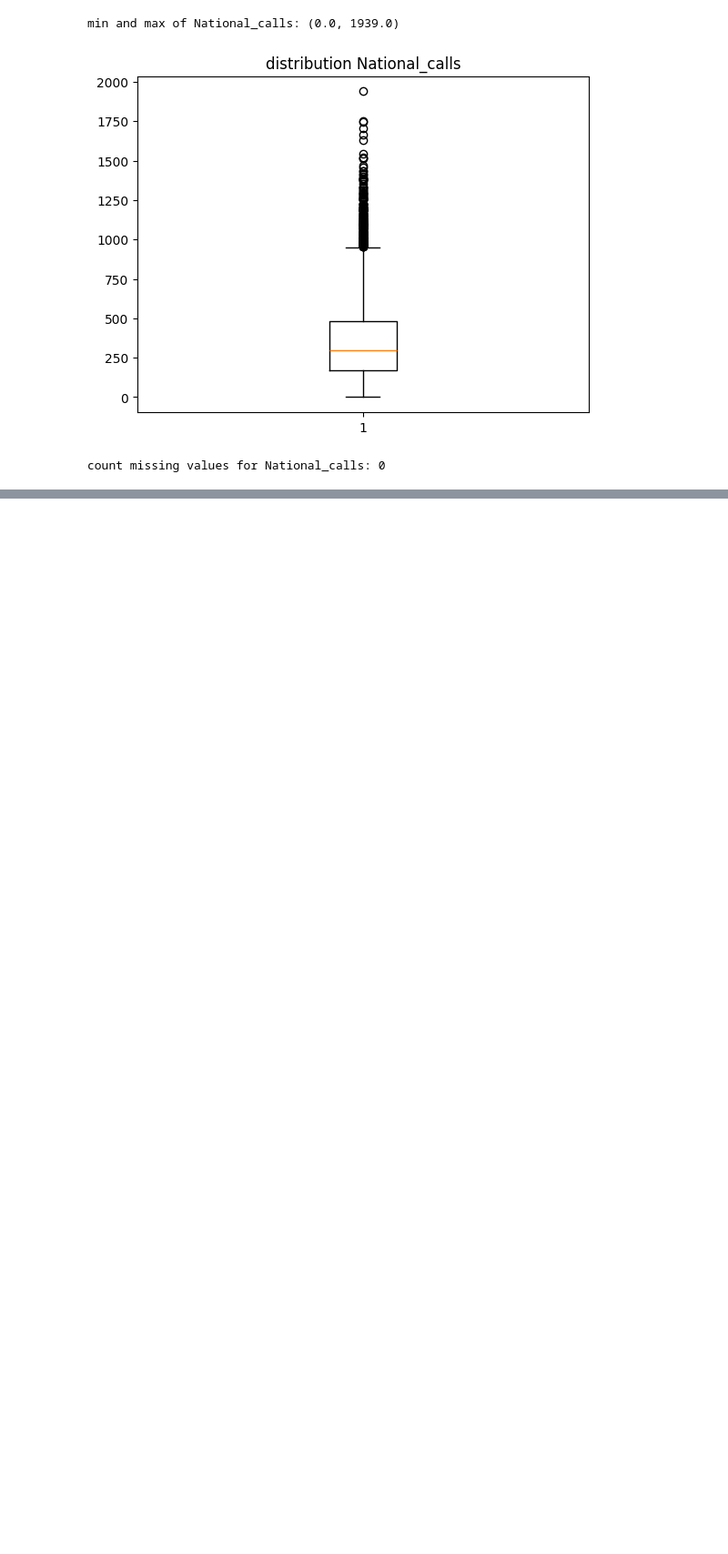
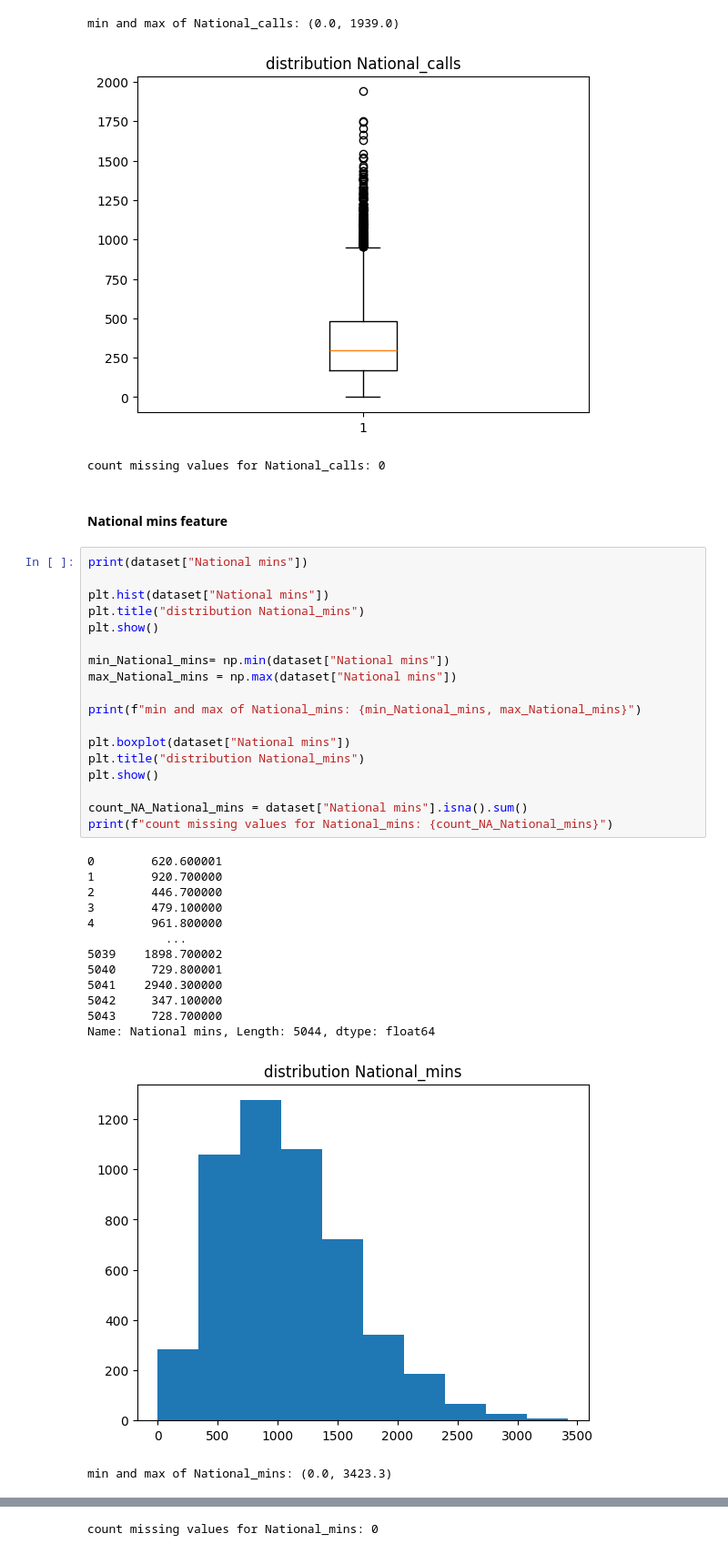
Before and after one commit to Yiannis7918/Advanced_Analytics_2024, a Jupyter notebook: Assignment_1/Scripts_Greg/Exploration_dataset.ipynb, the cells around one changed output, grey strips where cells are left out. Shown at 91% size. Cells and saved outputs as stored; diff of their text form; blank space fills up the shorter version.

```diff
--- a/Assignment_1/Scripts_Greg/Exploration_dataset.ipynb
+++ b/Assignment_1/Scripts_Greg/Exploration_dataset.ipynb
@@ -850,3 +850,38 @@ Name: National_calls, Length: 5044, dtype: float64
 min and max of National_calls: (0.0, 1939.0)
 [figure]
 count missing values for National_calls: 0
+# %% [markdown]
+<h4> National mins feature </h4>
+# %%
+print(dataset["National mins"])
+
+plt.hist(dataset["National mins"])
+plt.title("distribution National_mins")
+plt.show()
+
+min_National_mins= np.min(dataset["National mins"])
+max_National_mins = np.max(dataset["National mins"])
+
+print(f"min and max of National_mins: {min_National_mins, max_National_mins}")
+
+plt.boxplot(dataset["National mins"])
+plt.title("distribution National_mins")
+plt.show()
+
+count_NA_National_mins = dataset["National mins"].isna().sum()
+print(f"count missing values for National_mins: {count_NA_National_mins}")
+# %% [output]
+0        620.600001
+1        920.700000
+2        446.700000
+3        479.100000
+4        961.800000
+           ...
+5039    1898.700002
+5040     729.800001
+5041    2940.300000
+5042     347.100000
+5043     728.700000
+Name: National mins, Length: 5044, dtype: float64
+[figure, added]
+min and max of National_mins: (0.0, 3423.3)
@@ -852,0 +889 @@ count missing values for National_calls: 0
+count missing values for National_mins: 0
```
Also changed, not shown: parts of 40 cells of this notebook.
